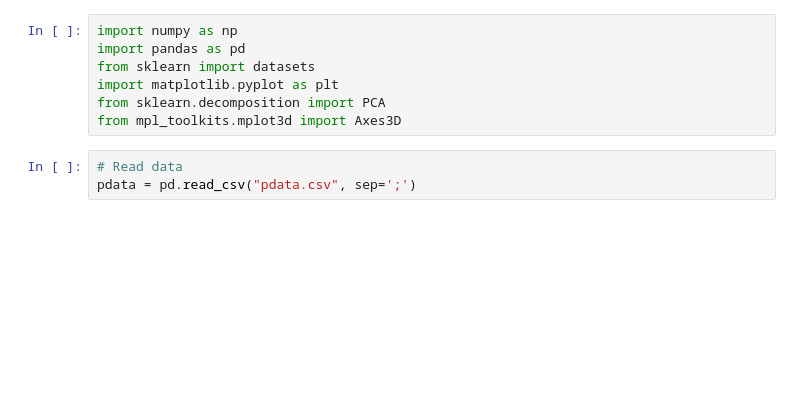
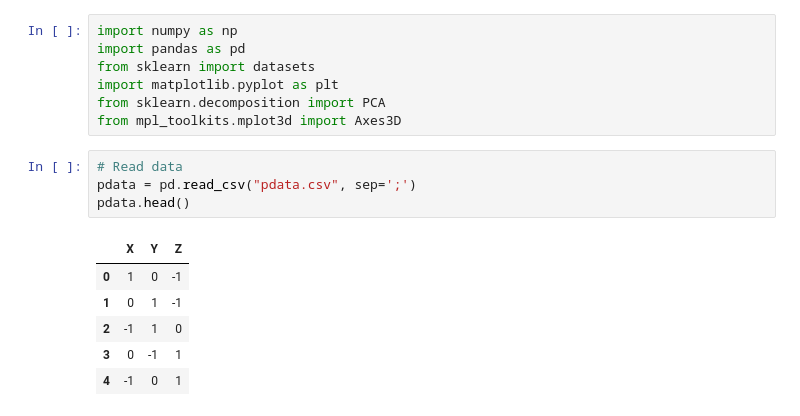
Before and after one commit to SpaceAntelope/data-science-workshop, a Jupyter notebook: Part 2/8. Feature Extraction/pca.ipynb, the cells around one changed output. Cells and saved outputs as stored; diff of their text form; blank space fills up the shorter version.

```diff
--- a/Part 2/8. Feature Extraction/pca.ipynb
+++ b/Part 2/8. Feature Extraction/pca.ipynb
@@ -8,6 +8,14 @@ from mpl_toolkits.mplot3d import Axes3D
 # %%
 # Read data
 pdata = pd.read_csv("pdata.csv", sep=';')
+pdata.head()
+# %% [output]
+|  | X | Y | Z |
+| 0 | 1 | 0 | -1 |
+| 1 | 0 | 1 | -1 |
+| 2 | -1 | 1 | 0 |
+| 3 | 0 | -1 | 1 |
+| 4 | -1 | 0 | 1 |
 # %%
 # Plot data
 fig = plt.figure()
```
Also changed, not shown: parts of 4 cells of this notebook, 3 other files.
